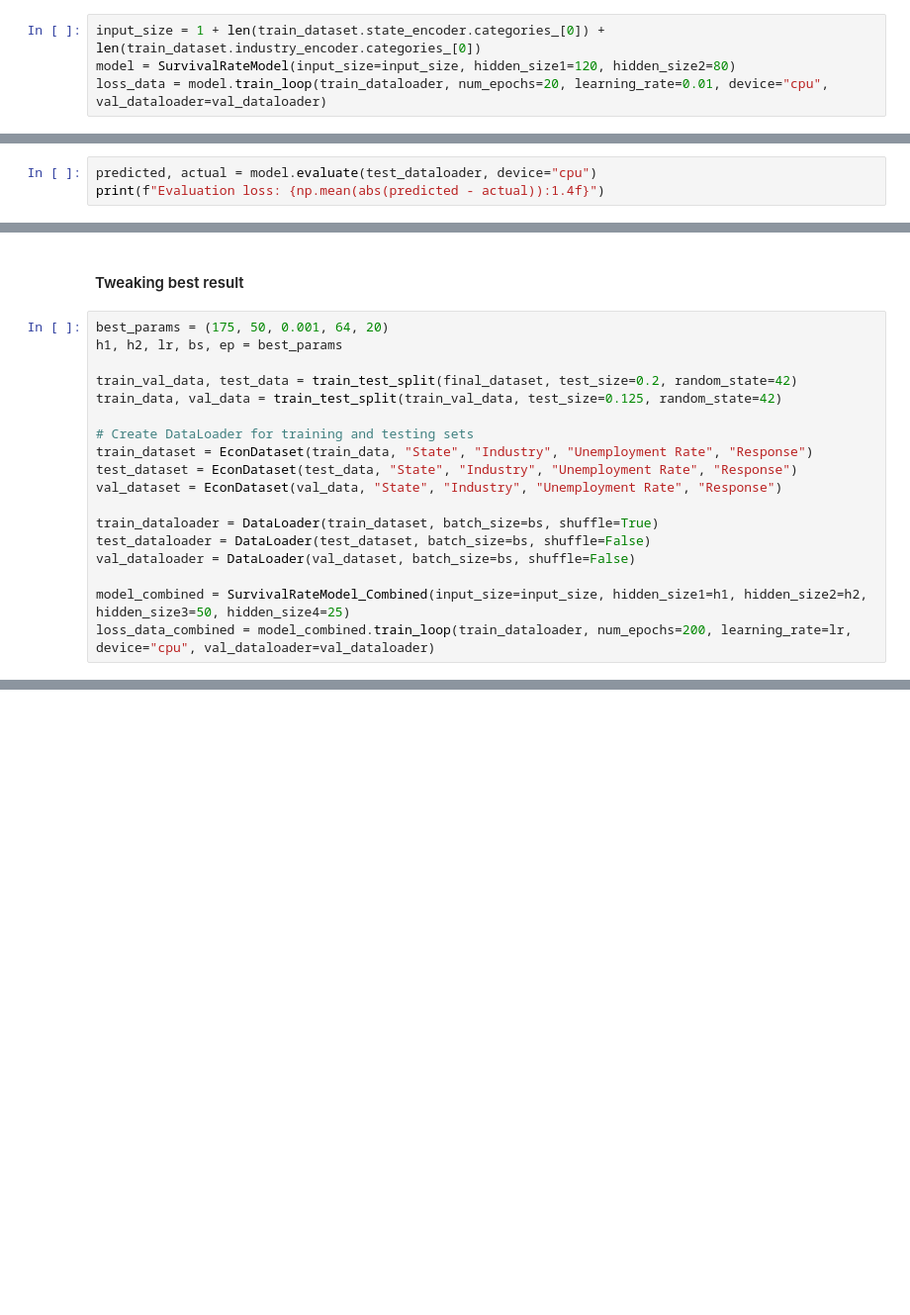
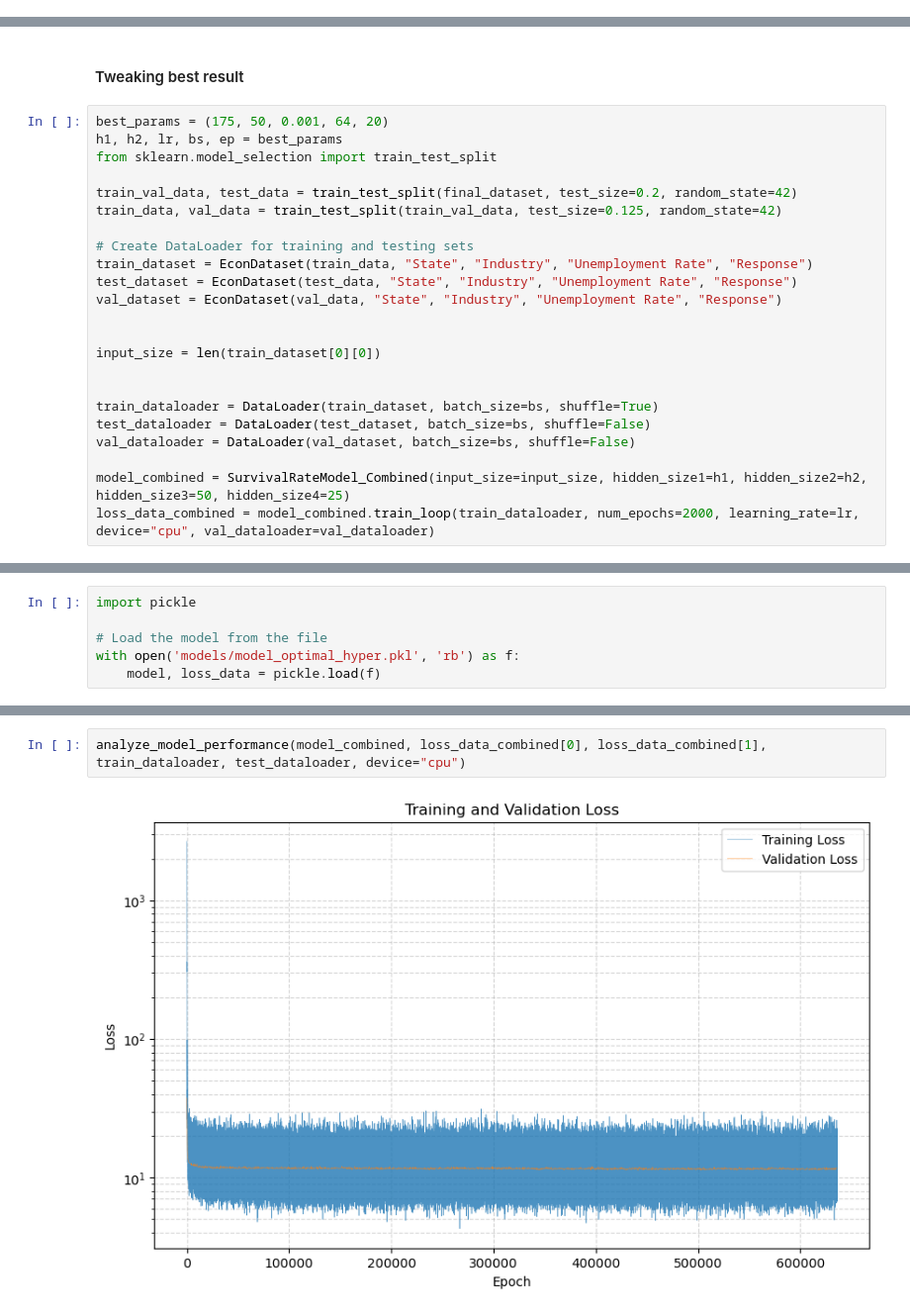
Before and after one commit to SebastianSeljak/PIC16B_Econ, a Jupyter notebook: model.ipynb, the cells around one changed output, grey strips where cells are left out. Shown at 99% size. Drawn from its saved outputs; the diff is of its cells as text; blank space fills up the shorter version.

Commit message:
Final model added

```diff
--- a/model.ipynb
+++ b/model.ipynb
@@ -706,4 +676,0 @@ Testing data: 5814 samples (20.0%)
-# %%
-input_size = 1 + len(train_dataset.state_encoder.categories_[0]) + len(train_dataset.industry_encoder.categories_[0])
-model = SurvivalRateModel(input_size=input_size, hidden_size1=120, hidden_size2=80)
-loss_data = model.train_loop(train_dataloader, num_epochs=20, learning_rate=0.01, device="cpu", val_dataloader=val_dataloader)
@@ -724,3 +676,0 @@ Epoch [12/20], Train Loss: 13.0439, Validation Loss: 13.8012
-# %%
-predicted, actual = model.evaluate(test_dataloader, device="cpu")
-print(f"Evaluation loss: {np.mean(abs(predicted - actual)):1.4f}")
@@ -825,6 +773,7 @@ plt.savefig("hyperparameter_search.png")
 # %%
 best_params = (175, 50, 0.001, 64, 20)
 h1, h2, lr, bs, ep = best_params
+from sklearn.model_selection import train_test_split
 
 train_val_data, test_data = train_test_split(final_dataset, test_size=0.2, random_state=42)
 train_data, val_data = train_test_split(train_val_data, test_size=0.125, random_state=42)
@@ -834,10 +783,14 @@ train_dataset = EconDataset(train_data, "State", "Industry", "Unemployment Rate"
 test_dataset = EconDataset(test_data, "State", "Industry", "Unemployment Rate", "Response")
 val_dataset = EconDataset(val_data, "State", "Industry", "Unemployment Rate", "Response")
 
+
+input_size = len(train_dataset[0][0])
+
+
 train_dataloader = DataLoader(train_dataset, batch_size=bs, shuffle=True)
 test_dataloader = DataLoader(test_dataset, batch_size=bs, shuffle=False)
 val_dataloader = DataLoader(val_dataset, batch_size=bs, shuffle=False)
 
 model_combined = SurvivalRateModel_Combined(input_size=input_size, hidden_size1=h1, hidden_size2=h2, hidden_size3=50, hidden_size4=25)
-loss_data_combined = model_combined.train_loop(train_dataloader, num_epochs=200, learning_rate=lr, device="cpu", val_dataloader=val_dataloader)
+loss_data_combined = model_combined.train_loop(train_dataloader, num_epochs=2000, learning_rate=lr, device="cpu", val_dataloader=val_dataloader)
 # %% [output]
@@ -856,0 +812,6 @@ Epoch [12/200], Train Loss: 14.3395, Validation Loss: 12.7784
+# %%
+import pickle
+
+# Load the model from the file
+with open('models/model_optimal_hyper.pkl', 'rb') as f:
+    model, loss_data = pickle.load(f)
@@ -878,0 +948,4 @@ plt.show()
+# %%
+analyze_model_performance(model_combined, loss_data_combined[0], loss_data_combined[1], train_dataloader, test_dataloader, device="cpu")
+# %% [output]
+[figure, added]
```
Also changed, not shown: parts of 23 cells of this notebook, 1 other file.
